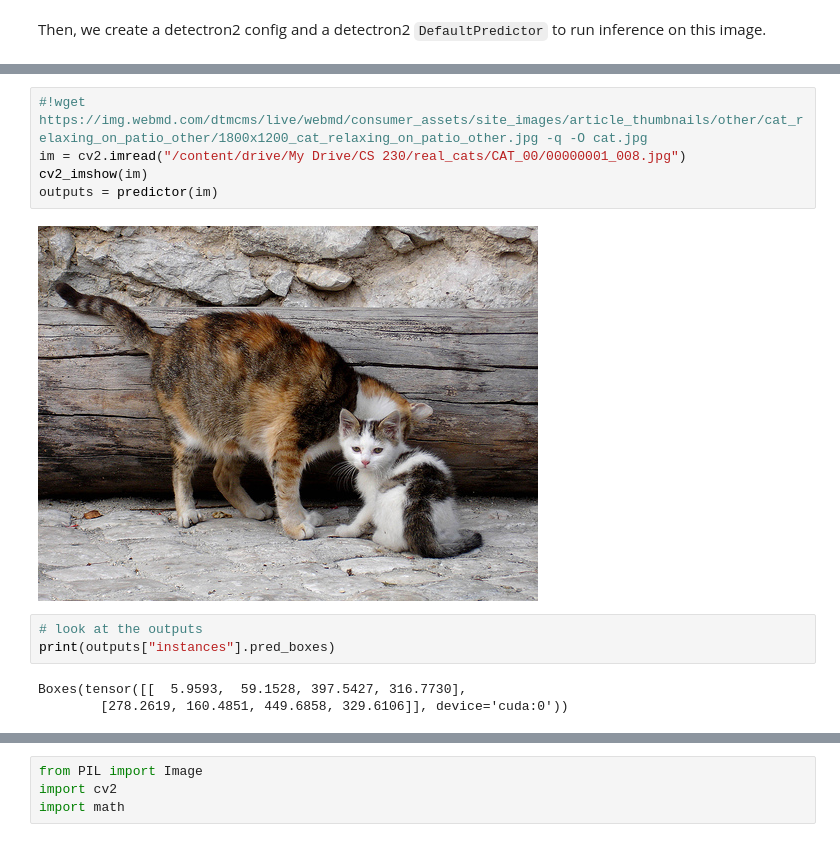
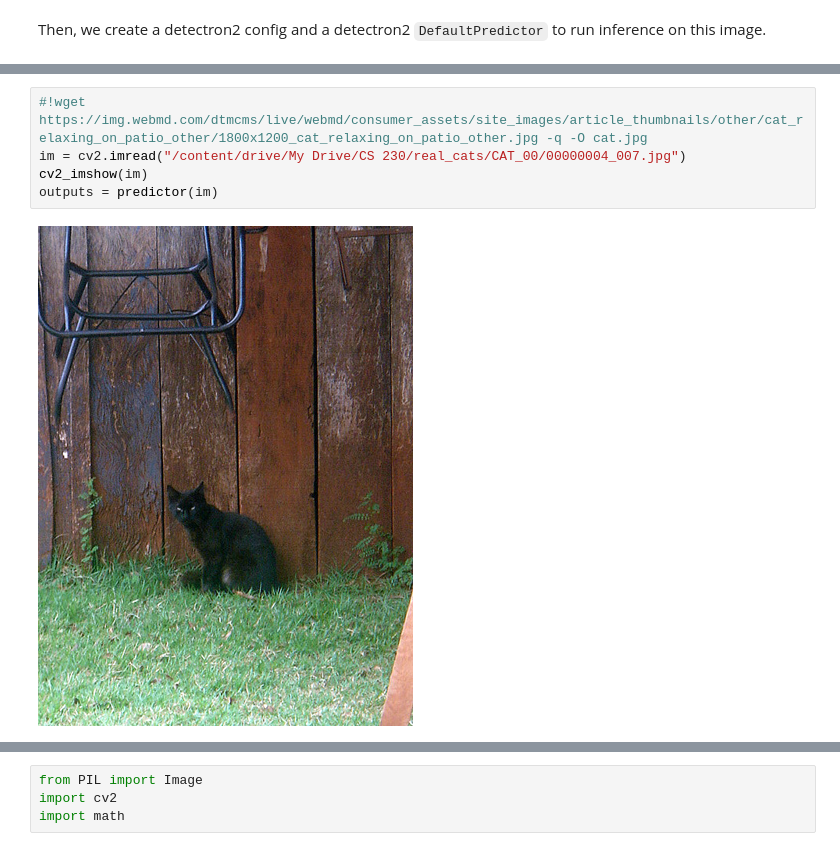
Before and after one commit to cassiez96/cs230_project, a Jupyter notebook: colab_notebooks/Detectron2_Real_Cats.ipynb, the cells around one changed output, grey strips where cells are left out. Drawn from its saved outputs; the diff is of its cells as text.

```diff
--- a/colab_notebooks/Detectron2_Real_Cats.ipynb
+++ b/colab_notebooks/Detectron2_Real_Cats.ipynb
@@ -79,16 +75,10 @@ Consider using one of the following signatures instead:
 # %%
 #!wget https://img.webmd.com/dtmcms/live/webmd/consumer_assets/site_images/article_thumbnails/other/cat_relaxing_on_patio_other/1800x1200_cat_relaxing_on_patio_other.jpg -q -O cat.jpg
-im = cv2.imread("/content/drive/My Drive/CS 230/real_cats/CAT_00/00000001_008.jpg")
+im = cv2.imread("/content/drive/My Drive/CS 230/real_cats/CAT_00/00000004_007.jpg")
 cv2_imshow(im)
 outputs = predictor(im)
 # %% [output]
-[figure, old version]
+[figure, new version]
-# %%
-# look at the outputs
-print(outputs["instances"].pred_boxes)
-# %% [output]
-Boxes(tensor([[  5.9593,  59.1528, 397.5427, 316.7730],
-        [278.2619, 160.4851, 449.6858, 329.6106]], device='cuda:0'))
 # %%
 # We can use `Visualizer` to draw the predictions on the image.
 v = Visualizer(im[:, :, ::-1], MetadataCatalog.get(cfg.DATASETS.TRAIN[0]), scale=1.2)
```
Also changed, not shown: parts of 11 cells of this notebook.
